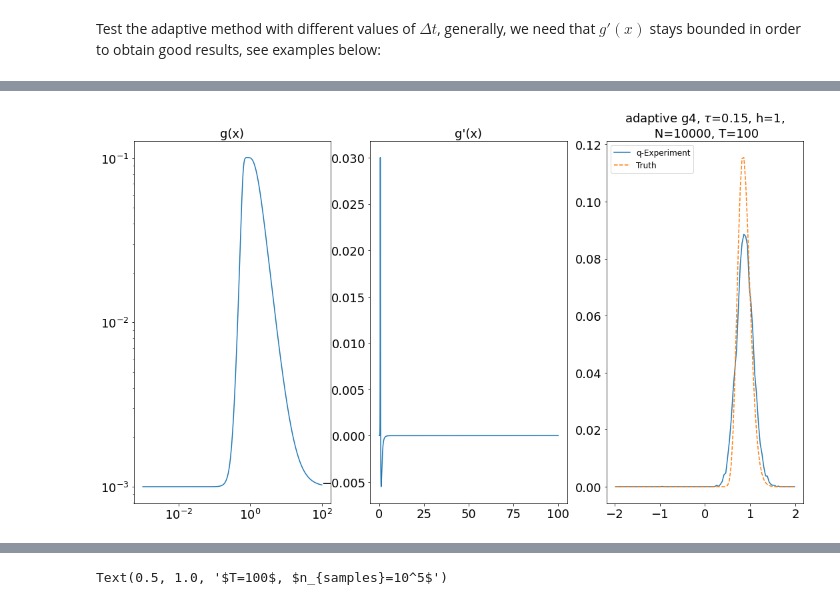
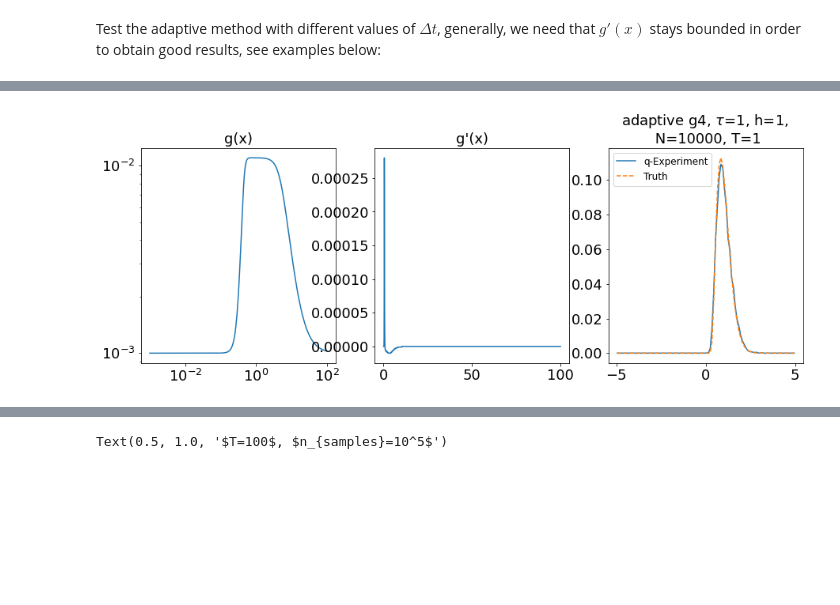
Before and after one commit to alixsleroy/WeakSDEapproximation, a Jupyter notebook: langevin_adaptive.ipynb, the cells around one changed output, grey strips where cells are left out. Drawn from its saved outputs; the diff is of its cells as text; code cells hidden in the pictures; blank space fills up the shorter version.

Commit message:
work on adaptive Langevin

```diff
--- a/langevin_adaptive.ipynb
+++ b/langevin_adaptive.ipynb
@@ -185,11 +161,11 @@ def g4_plot(x,h,dtmin,dtmax):
 
 fig, (ax1,ax2,ax3)= plt.subplots(1, 3,figsize=(12,6))# plt.figure(figsize=(4,4))
 fig.subplots_adjust(left=0.1,bottom=0.1,right=0.9, top=0.9, wspace=0.4, hspace=0.4)
-dt=1
-dtbounds = np.array([0.001,0.1])
+dt=0.01
+dtbounds = np.array([0.0001,0.1])
 dtmin=dtbounds[0]
 dtmax = dtbounds[1]
-x=np.arange(-2,2,0.01)
+x=np.arange(-10,10,0.01)
 gx4_test = g4_plot(x,dt,dtmin,dtmax)
 
 ax1.loglog(x,g(x)[0,::],label="g(x)")
@@ -208,7 +184,7 @@ def plot_dist(y,tau,dt,n_samples,T,title,ax):
     ax.set_title(str(title)+", $\\tau$="+str(tau)+", h="+str(dt)+", \n N="+str(n_samples)+", T="+str(T))
 
     #Plot 1
-    histogram,bins = np.histogram(y,bins=100,range=[-2,2], density=True)
+    histogram,bins = np.histogram(y,bins=100,range=[-5,5], density=True)
 
     midx = (bins[0:-1]+bins[1:])/2
     histogram=(histogram/np.sum(histogram))
@@ -263,2 +244,24 @@ plot_dist(y_adag4,tau,dt,n_samples,T,"adaptive g4",ax2)
 # %% [markdown]
 Test the adaptive method with different values of $\Delta t$, generally, we need that $g'(x)$ stays bounded in order to obtain good results, see examples below:
+# %%
+n_samples=10000
+T=1
+tau=1
+dt=0.01
+dtbounds = np.array([0.001,0.01])
+
+## Figure set up
+fig, (ax1,ax2,ax3)= plt.subplots(1,3,figsize=(15,5))# plt.figure(figsize=(4,4))
+
+## Plot the values of g and g'
+dtmin=dtbounds[0]
+dtmax = dtbounds[1]
+x=np.arange(0.001,100,0.01)
+gx4_test = g4_plot(x,dt,dtmin,dtmax)
+ax1.loglog(x,gx4_test[0,::]*dt,label="g(x)")
+ax1.set_title("g(x)")
+ax2.plot(x,gx4_test[1,::],label="g(x)")
+ax2.set_title("g'(x)")
+## Compute the distribution
+%time y_adag4= IDW_nsample_ada4(n_samples,T,dt,dtbounds)
+plot_dist(y_adag4,tau,dt,n_samples,T,"adaptive g4",ax3)
@@ -265,9 +297,10 @@ Test the adaptive method with different values of $\Delta t$, generally, we need
 # %%
+n_samples=10000
 dt=1
-dtbounds = np.array([0.001,0.1])
-
+dtbounds = np.array([0.001,0.01])
+tau=1
 ## Figure set up
-fig, (ax1,ax2,ax3)= plt.subplots(1,3,figsize=(18,10))# plt.figure(figsize=(4,4))
+fig, (ax1,ax2,ax3)= plt.subplots(1,3,figsize=(15,5))# plt.figure(figsize=(4,4))
 
 ## Plot the values of g and g'
 dtmin=dtbounds[0]
@@ -279,6 +312,6 @@ ax1.set_title("g(x)")
 ax2.plot(x,gx4_test[1,::],label="g(x)")
 ax2.set_title("g'(x)")
 ## Compute the distribution
-%time y_adag4= IDW_nsample_ada4(n_samples,T,tau,dt,dtbounds)
+%time y_adag4= IDW_nsample_ada4(n_samples,T,dt,dtbounds)
 plot_dist(y_adag4,tau,dt,n_samples,T,"adaptive g4",ax3)
 # %% [output]
@@ -287 +320 @@ Wall time: 3.73 s
-[figure, old version]
+[figure, new version]
```
Also changed, not shown: parts of 15 cells of this notebook, 1 other file.
